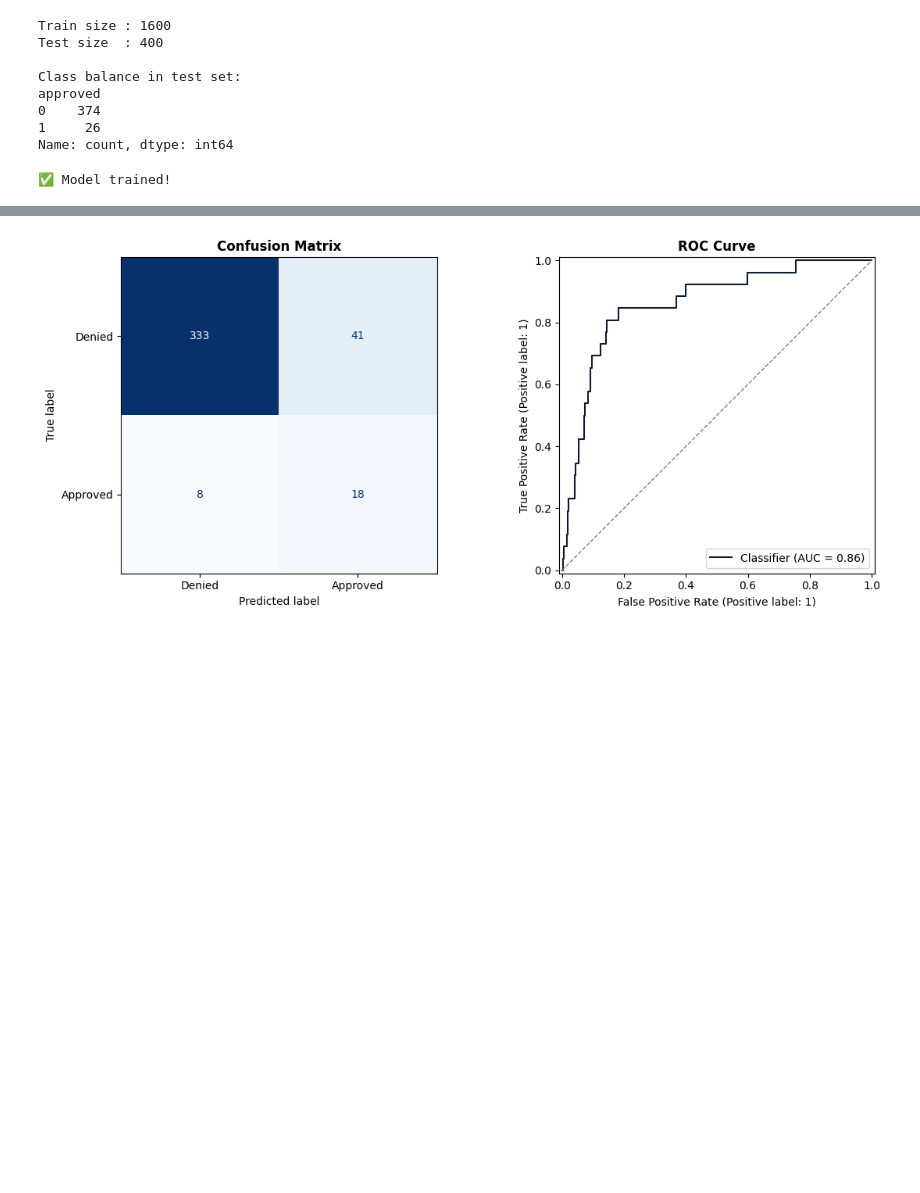
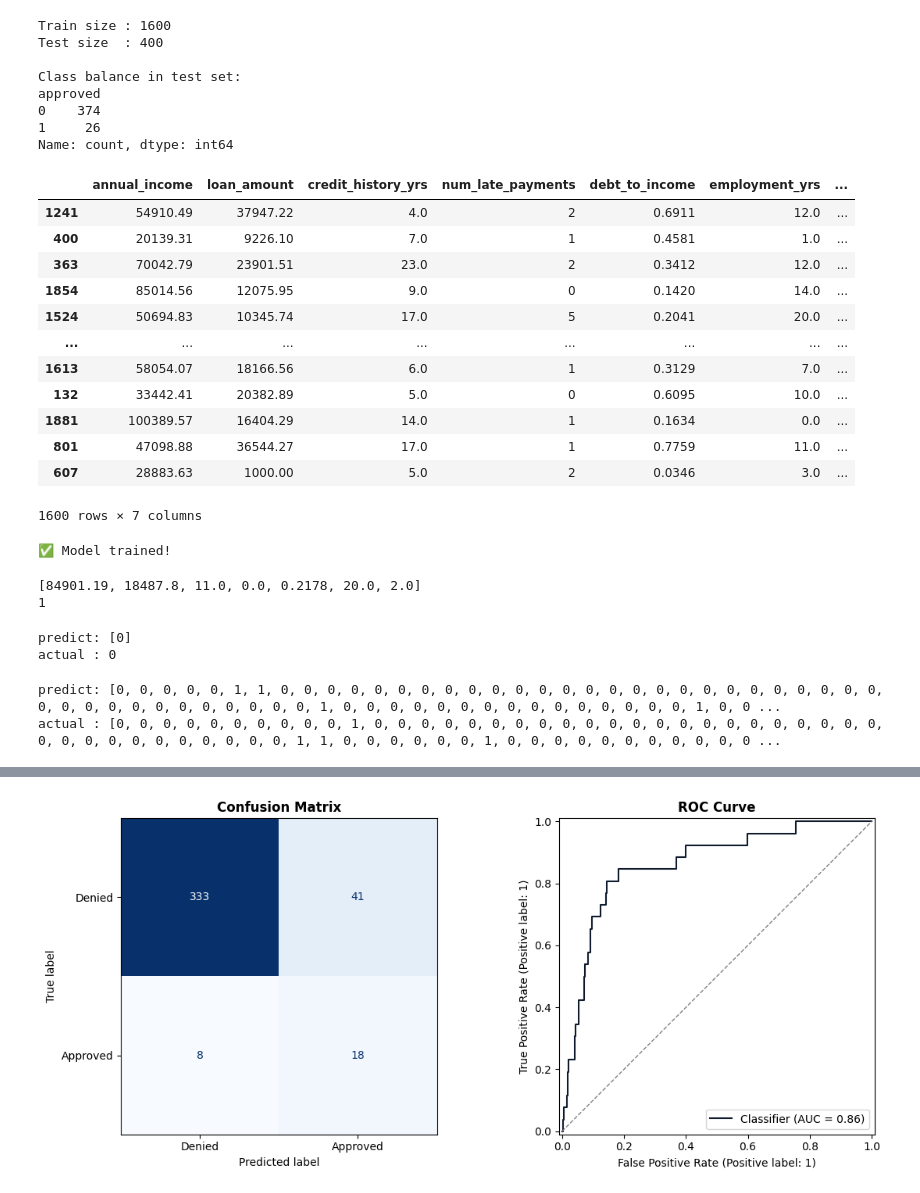
Before and after one commit to ash322ash422/tut_ml, a Jupyter notebook: projects/finance_credit_risk_analyzer_streamlit_openai_ml/notebook.ipynb, the cells around one changed output, grey strips where cells are left out. Saved outputs shown, nothing was run; the diff lists cells and outputs as text; code cells hidden in the pictures; blank space fills up the shorter version.

```diff
--- a/projects/finance_credit_risk_analyzer_streamlit_openai_ml/notebook.ipynb
+++ b/projects/finance_credit_risk_analyzer_streamlit_openai_ml/notebook.ipynb
@@ -243,6 +288,22 @@ approved
 0    374
 1     26
 Name: count, dtype: int64
+# %%
+X_train
+# %% [output]
+|  | annual_income | loan_amount | credit_history_yrs | num_late_payments | debt_to_income | employment_yrs | ... |
+| 1241 | 54910.49 | 37947.22 | 4.0 | 2 | 0.6911 | 12.0 | ... |
+| 400 | 20139.31 | 9226.10 | 7.0 | 1 | 0.4581 | 1.0 | ... |
+| 363 | 70042.79 | 23901.51 | 23.0 | 2 | 0.3412 | 12.0 | ... |
+| 1854 | 85014.56 | 12075.95 | 9.0 | 0 | 0.1420 | 14.0 | ... |
+| 1524 | 50694.83 | 10345.74 | 17.0 | 5 | 0.2041 | 20.0 | ... |
+| ... | ... | ... | ... | ... | ... | ... | ... |
+| 1613 | 58054.07 | 18166.56 | 6.0 | 1 | 0.3129 | 7.0 | ... |
+| 132 | 33442.41 | 20382.89 | 5.0 | 0 | 0.6095 | 10.0 | ... |
+| 1881 | 100389.57 | 16404.29 | 14.0 | 1 | 0.1634 | 0.0 | ... |
+| 801 | 47098.88 | 36544.27 | 17.0 | 1 | 0.7759 | 11.0 | ... |
+| 607 | 28883.63 | 1000.00 | 5.0 | 2 | 0.0346 | 3.0 | ... |
+1600 rows × 7 columns
 # %%
 # Train the model
 from sklearn.ensemble import RandomForestClassifier
@@ -259,3 +320,24 @@ model.fit(X_train, y_train)
 print("✅ Model trained!")
 # %% [output]
 ✅ Model trained!
+# %%
+print(X_test.iloc[10].tolist())
+print(y_test.iloc[10])
+# %% [output]
+[84901.19, 18487.8, 11.0, 0.0, 0.2178, 20.0, 2.0]
+1
+# %%
+# Lets check on 1 data point
+# X_test.iloc[0].tolist(), y_test.iloc[0]
+# X_test.iloc[10].tolist(), y_test.iloc[10]
+
+# [annual_income, loan_amount, credit_history_yrs,num_late_payments, debt_to_income, employment_yrs,num_open_accounts]
+sample_data = [[50386.11, 22347.64, 23.0, 0.0, 0.4435, 17.0, 2.0],] # was actuallu denied 0
+# sample_data = [X_test.iloc[0]]
+
+y_pred_sample  = model.predict(sample_data)
+print("predict:", y_pred_sample)
+print("actual :", y_test.iloc[0])
+# %% [output]
+predict: [0]
+actual : 0
@@ -262,3 +348,11 @@ print("✅ Model trained!")
+# %%
+# Lets see the predict on frst 15 test dataset
+# print("probab :", y_proba[:15].round(3)*100)
+print("predict:", y_pred[:].tolist())
+print("actual :", y_test[:].tolist())
+# %% [output]
+predict: [0, 0, 0, 0, 0, 1, 1, 0, 0, 0, 0, 0, 0, 0, 0, 0, 0, 0, 0, 0, 0, 0, 0, 0, 0, 0, 0, 0, 0, 0, 0, 0, 0, 0, 0, 0, 0, 0, 0, 0, 0, 0, 0, 0, 0, 1, 0, 0, 0, 0, 0, 0, 0, 0, 0, 0, 0, 0, 0, 0, 0, 1, 0, 0 ...
+actual : [0, 0, 0, 0, 0, 0, 0, 0, 0, 0, 1, 0, 0, 0, 0, 0, 0, 0, 0, 0, 0, 0, 0, 0, 0, 0, 0, 0, 0, 0, 0, 0, 0, 0, 0, 0, 0, 0, 0, 0, 0, 0, 0, 0, 1, 1, 0, 0, 0, 0, 0, 0, 1, 0, 0, 0, 0, 0, 0, 0, 0, 0, 0, 0 ...
 # %%
 from sklearn.metrics import (classification_report,
                              roc_auc_score,
```
Also changed, not shown: parts of 12 cells of this notebook, 36 other files.
